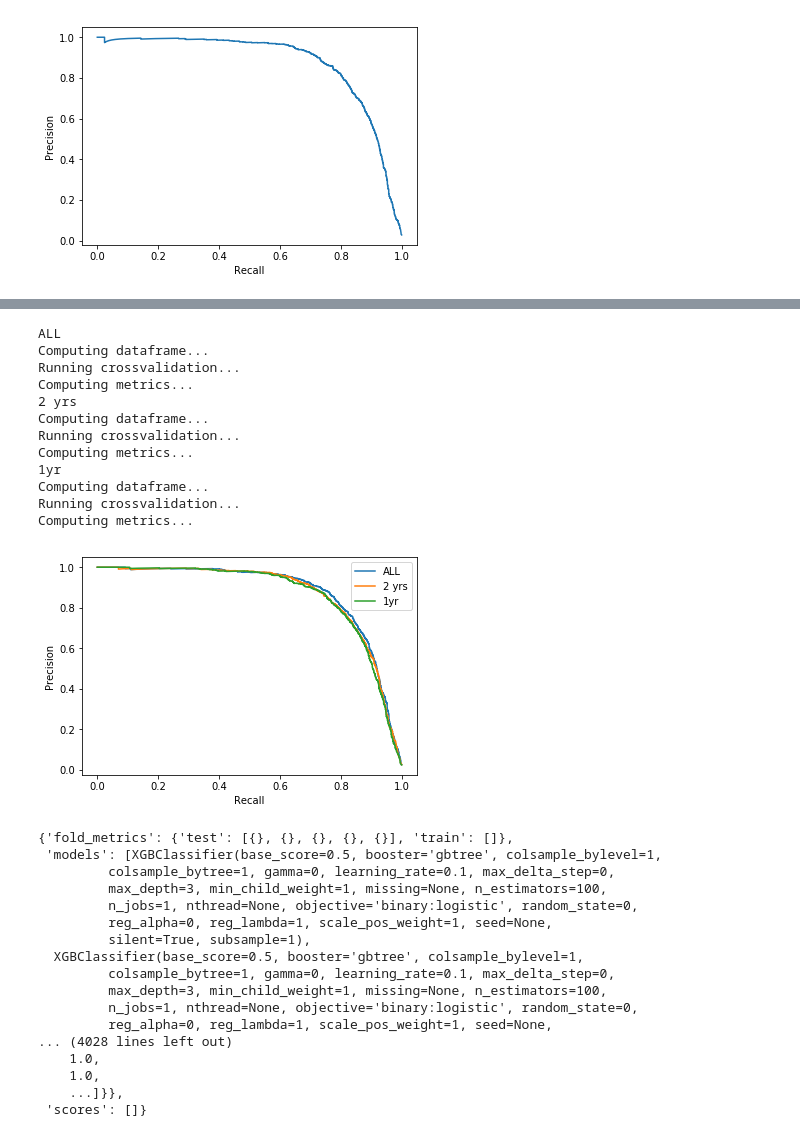
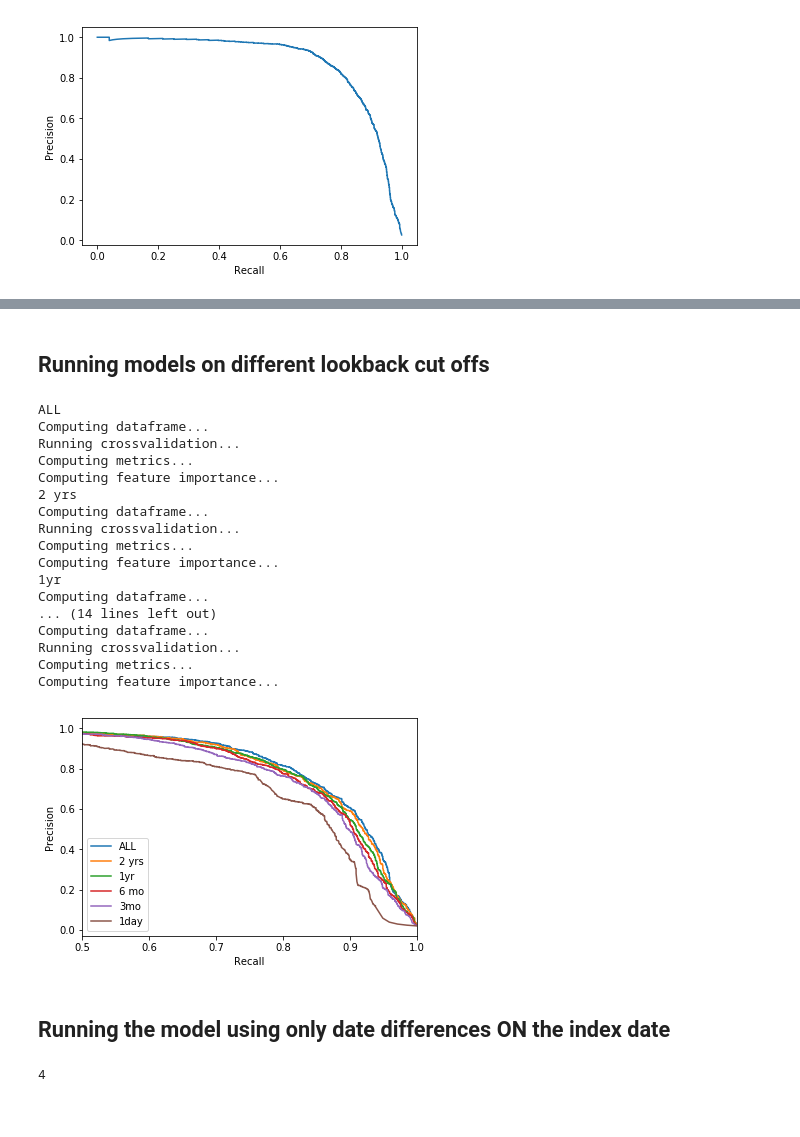
Before and after one commit to jzhao0802/exp_lookback, a Jupyter notebook: 3_XGBoost_last_exp_Str.ipynb, the cells around one changed output, grey strips where cells are left out. Cells and saved outputs as stored; diff of their text form; code cells hidden in the pictures.

```diff
--- a/3_XGBoost_last_exp_Str.ipynb
+++ b/3_XGBoost_last_exp_Str.ipynb
@@ -19,3 +17,26 @@ def get_cols(df, stem):
+# %%
+def get_cols(df, stem):
+    return [col for col in list(df) if stem in col]
+
+def cut_lookback(x, max_days):
+    return x.where(x <= max_days, np.nan)
+
+def cut_df(df, yrs):
+    df_tmp = df.copy()
+    for col in list(df):
+        df_tmp[col] = cut_lookback(df_tmp[col], 365*yrs)
+    return df_tmp
+
+def cv_imp_feature(cv_outputs, f_cols):
+    feature_imp = pd.DataFrame()
+    feature_imp['Feature'] = f_cols
+    for i in range(len(cv_outputs['models'])):
+        col = 'Fold_' + str(i)
+        feature_imp[col] = cv_outputs['models'][i].feature_importances_
+    feature_imp['Mean_score'] = feature_imp.iloc[:,1:].mean(axis=1)
+    feature_imp.sort_values(by= 'Mean_score', axis = 0, ascending = False, inplace =True)
+    feature_imp = feature_imp.reset_index(drop = True)
+    return feature_imp
 # %%
 #set parameters
 filename = "F:\\Valentina\\Experiments\\exp_lookback\\extra_data\\st_combined_train_unmatched_test_capped_freq_datediff_alldays.feather"
@@ -60,8 +79,8 @@ Accuracy: 99.26% (0.03%)
 # %%
 #using Shaun library for cv
 #model = XGBClassifier(n_estimators = 50)
-model = XGBClassifier()
-kfold = KFold(n_splits = 5, random_state = 7, shuffle = True)
+model = XGBClassifier
+kfold = StratifiedKFold(n_splits = 5, random_state = 7, shuffle = True)
 cv_outputs = mycv.run_CV(X = sampled_df[exp_cols],
                          y = sampled_df[label],
                          clf_class = model,
@@ -92,9 +111,13 @@ def cut_df(df, yrs):
+# %% [markdown]
+## Running models on different lookback cut offs
 # %%
 #performing loop on different selection of features
 output_metrics ={}
+feature_imp = {}
 model = XGBClassifier
-params = {'n_estimators': 50}
-model_features = {'ALL': 5, '2 yrs': 2, '1yr': 1}
+kfold = StratifiedKFold(n_splits = 5, random_state = 7, shuffle = True)
+#params = {'n_estimators': 50}
+model_features = {'ALL': 5, '2 yrs': 2, '1yr': 1, '6 mo': 0.5, '3 mo': 0.25, '1 d': 1/365 }
 
 for model_name, looklength in model_features.items():
     print(model_name)
@@ -110,47 +133,42 @@ for model_name, looklength in model_features.items():
     output_metrics[model_name] = mycv.calc_CV_metrics(**cv_outputs['predictions']['test'],
                                             metrics=eval_metrics, models=cv_outputs['models'],
                                             feature_names=exp_cols)
+    print("Computing feature importance...")
+    feature_imp[model_name] = cv_imp_feature(cv_outputs, exp_cols)
 # %% [output]
 ALL
 Computing dataframe...
 Running crossvalidation...
 Computing metrics...
+Computing feature importance...
 2 yrs
 Computing dataframe...
 Running crossvalidation...
 Computing metrics...
+Computing feature importance...
 1yr
+Computing dataframe...
+... (14 lines left out)
 Computing dataframe...
 Running crossvalidation...
 Computing metrics...
+Computing feature importance...
 # %%
 for model in output_metrics.keys():
     pr = pd.DataFrame.from_dict(output_metrics[model]['precision_recall_curve'])
     plt.plot(pr['recall'], pr['precision'], label = model)
 
+plt.xlim(0.5,1.0)
 plt.xlabel('Recall')
 plt.ylabel('Precision')
 plt.legend()
 plt.show()
 # %% [output]
-[figure, old version]
+[figure, new version]
-# %%
-cv_outputs
-# %% [output]
-{'fold_metrics': {'test': [{}, {}, {}, {}, {}], 'train': []},
- 'models': [XGBClassifier(base_score=0.5, booster='gbtree', colsample_bylevel=1,
-         colsample_bytree=1, gamma=0, learning_rate=0.1, max_delta_step=0,
-         max_depth=3, min_child_weight=1, missing=None, n_estimators=100,
-         n_jobs=1, nthread=None, objective='binary:logistic', random_state=0,
-         reg_alpha=0, reg_lambda=1, scale_pos_weight=1, seed=None,
-         silent=True, subsample=1),
-  XGBClassifier(base_score=0.5, booster='gbtree', colsample_bylevel=1,
-         colsample_bytree=1, gamma=0, learning_rate=0.1, max_delta_step=0,
-         max_depth=3, min_child_weight=1, missing=None, n_estimators=100,
-         n_jobs=1, nthread=None, objective='binary:logistic', random_state=0,
-         reg_alpha=0, reg_lambda=1, scale_pos_weight=1, seed=None,
-... (4028 lines left out)
-    1.0,
-    1.0,
-    ...]}},
- 'scores': []}
+# %% [markdown]
+## Running the model using only date differences ON the index date
+# %%
+#few predictors happen only on the index date
+(modelling_data[exp_cols].isnull().sum() == 79203).sum()
+# %% [output]
+4
```
Also changed, not shown: parts of 11 cells of this notebook, 3 other files.
